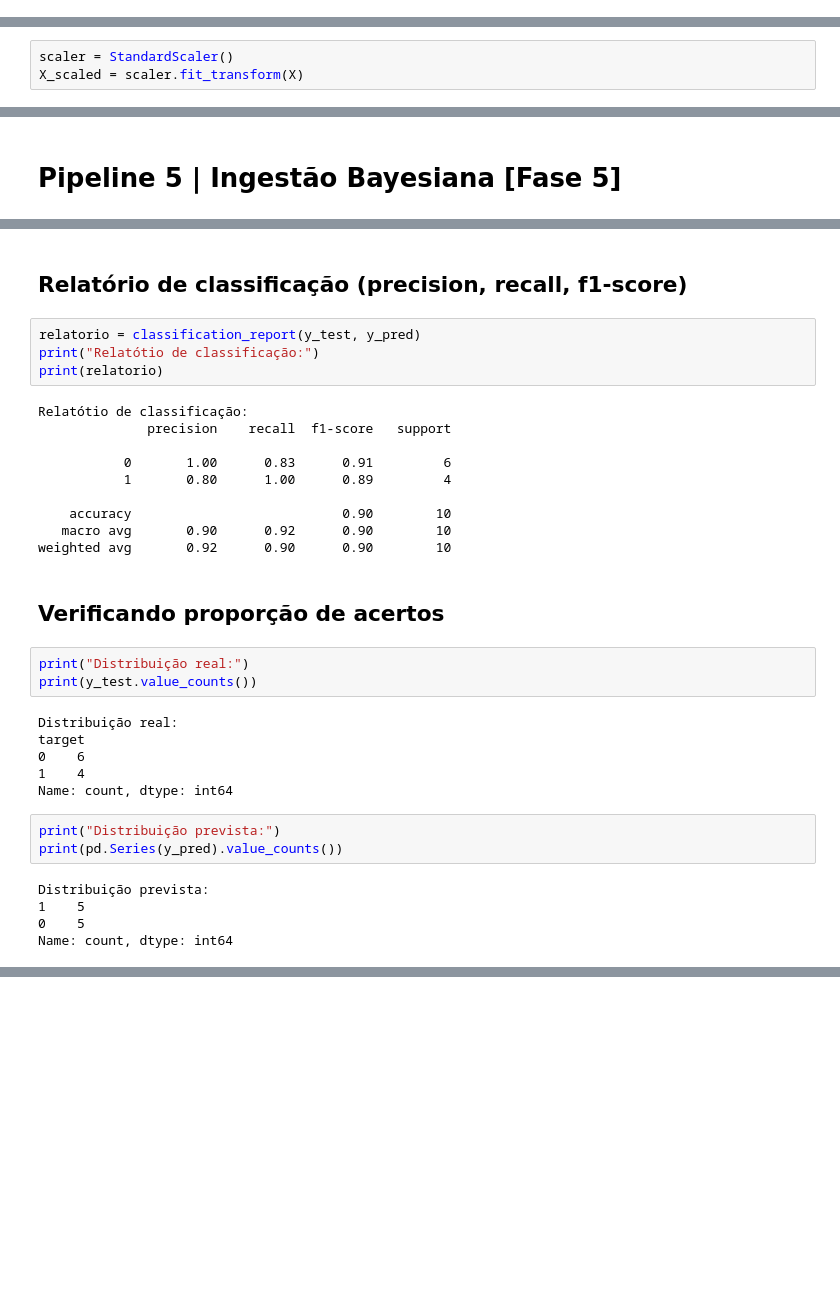
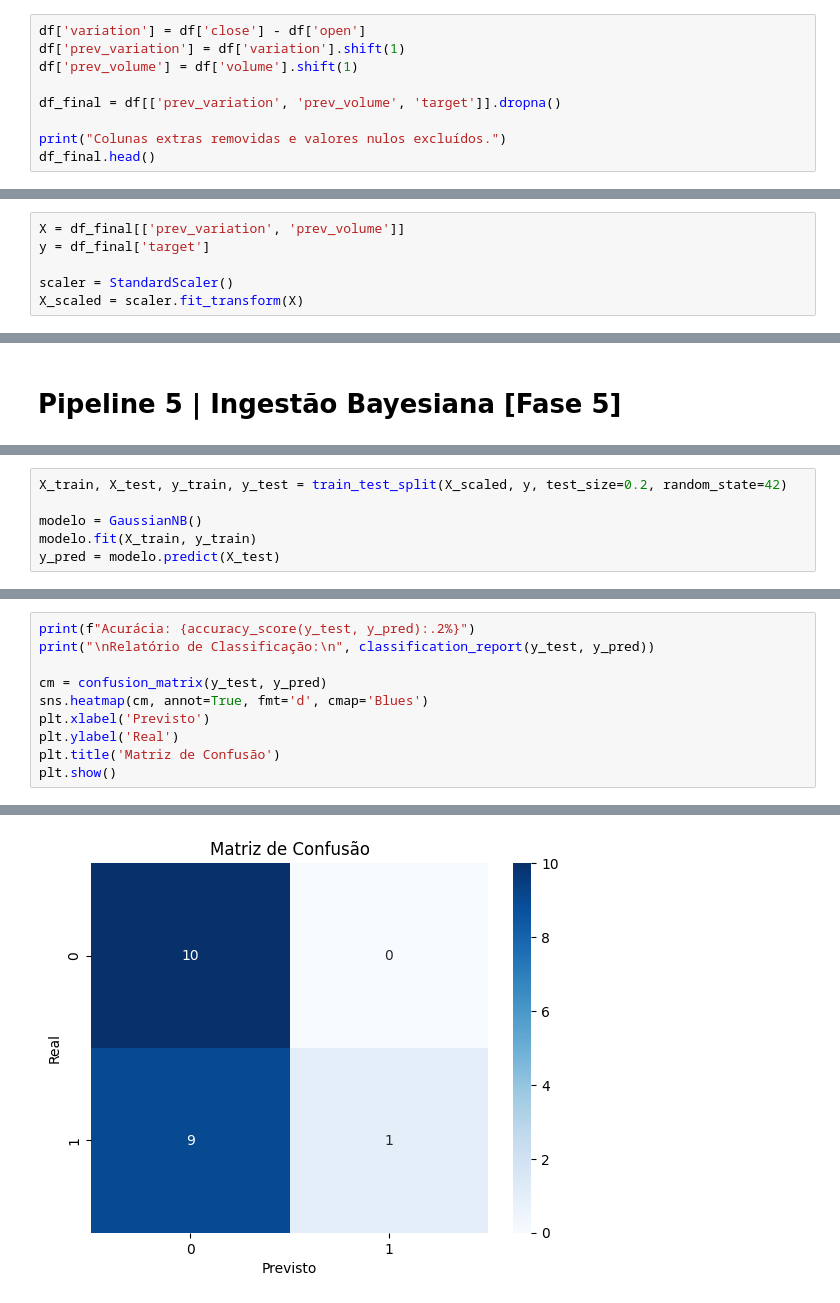
Before and after one commit to miriam-silva/ProvaIcomaAM, a Jupyter notebook: prova_01_miriam_silva.ipynb, the cells around one changed output, grey strips where cells are left out. Drawn from its saved outputs; the diff is of its cells as text; blank space fills up the shorter version.

```diff
--- a/prova_01_miriam_silva.ipynb
+++ b/prova_01_miriam_silva.ipynb
@@ -37,0 +84,9 @@ df.head()
+# %%
+df['variation'] = df['close'] - df['open']
+df['prev_variation'] = df['variation'].shift(1)
+df['prev_volume'] = df['volume'].shift(1)
+
+df_final = df[['prev_variation', 'prev_volume', 'target']].dropna()
+
+print("Colunas extras removidas e valores nulos excluídos.")
+df_final.head()
@@ -85,4 +128,7 @@ X = df[['open', 'high', 'low', 'close', 'volume_log', 'range', 'body', 'mean_pri
 # %%
+X = df_final[['prev_variation', 'prev_volume']]
+y = df_final['target']
+
 scaler = StandardScaler()
 X_scaled = scaler.fit_transform(X)
 # %% [markdown]
@@ -212 +158,7 @@ Acurácia do modelo: 0.9
+# %%
+X_train, X_test, y_train, y_test = train_test_split(X_scaled, y, test_size=0.2, random_state=42)
+
+modelo = GaussianNB()
+modelo.fit(X_train, y_train)
+y_pred = modelo.predict(X_test)
 # %% [markdown]
@@ -233,35 +166,11 @@ cm.score(X_test, y_test)
-# %% [markdown]
-## Relatório de classificação (precision, recall, f1-score)
-# %%
-relatorio = classification_report(y_test, y_pred)
-print("Relatótio de classificação:")
-print(relatorio)
-# %% [output]
-Relatótio de classificação:
-              precision    recall  f1-score   support
-
-           0       1.00      0.83      0.91         6
-           1       0.80      1.00      0.89         4
-
-    accuracy                           0.90        10
-   macro avg       0.90      0.92      0.90        10
-weighted avg       0.92      0.90      0.90        10
-# %% [markdown]
-## Verificando proporção de acertos
-# %%
-print("Distribuição real:")
-print(y_test.value_counts())
-# %% [output]
-Distribuição real:
-target
-0    6
-1    4
-Name: count, dtype: int64
-# %%
-print("Distribuição prevista:")
-print(pd.Series(y_pred).value_counts())
-# %% [output]
-Distribuição prevista:
-1    5
-0    5
-Name: count, dtype: int64
+# %%
+print(f"Acurácia: {accuracy_score(y_test, y_pred):.2%}")
+print("\nRelatório de Classificação:\n", classification_report(y_test, y_pred))
+
+cm = confusion_matrix(y_test, y_pred)
+sns.heatmap(cm, annot=True, fmt='d', cmap='Blues')
+plt.xlabel('Previsto')
+plt.ylabel('Real')
+plt.title('Matriz de Confusão')
+plt.show()
+# %% [output]
@@ -267,0 +188 @@ Name: count, dtype: int64
+[figure, added]
```
Also changed, not shown: parts of 68 cells of this notebook.
